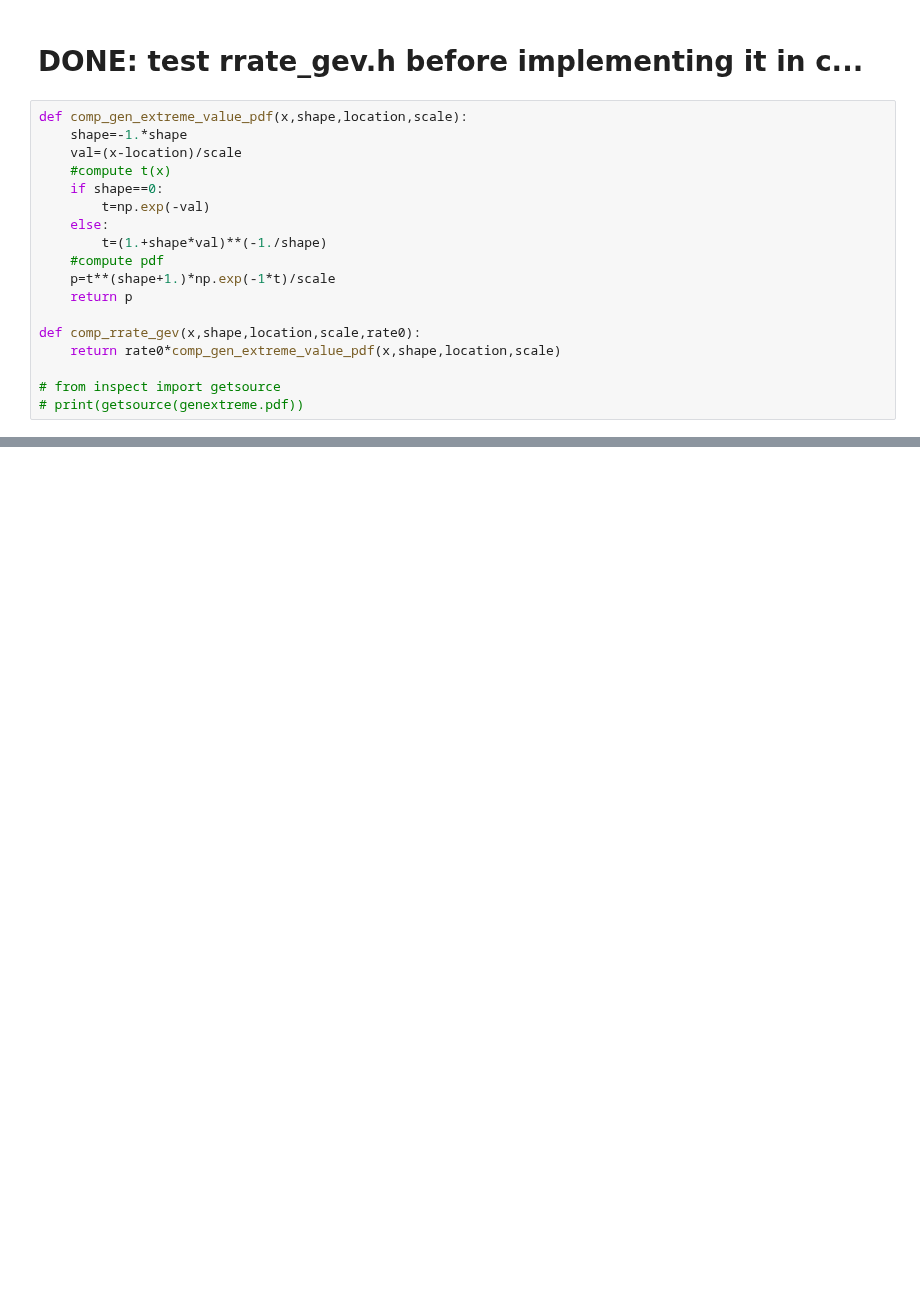
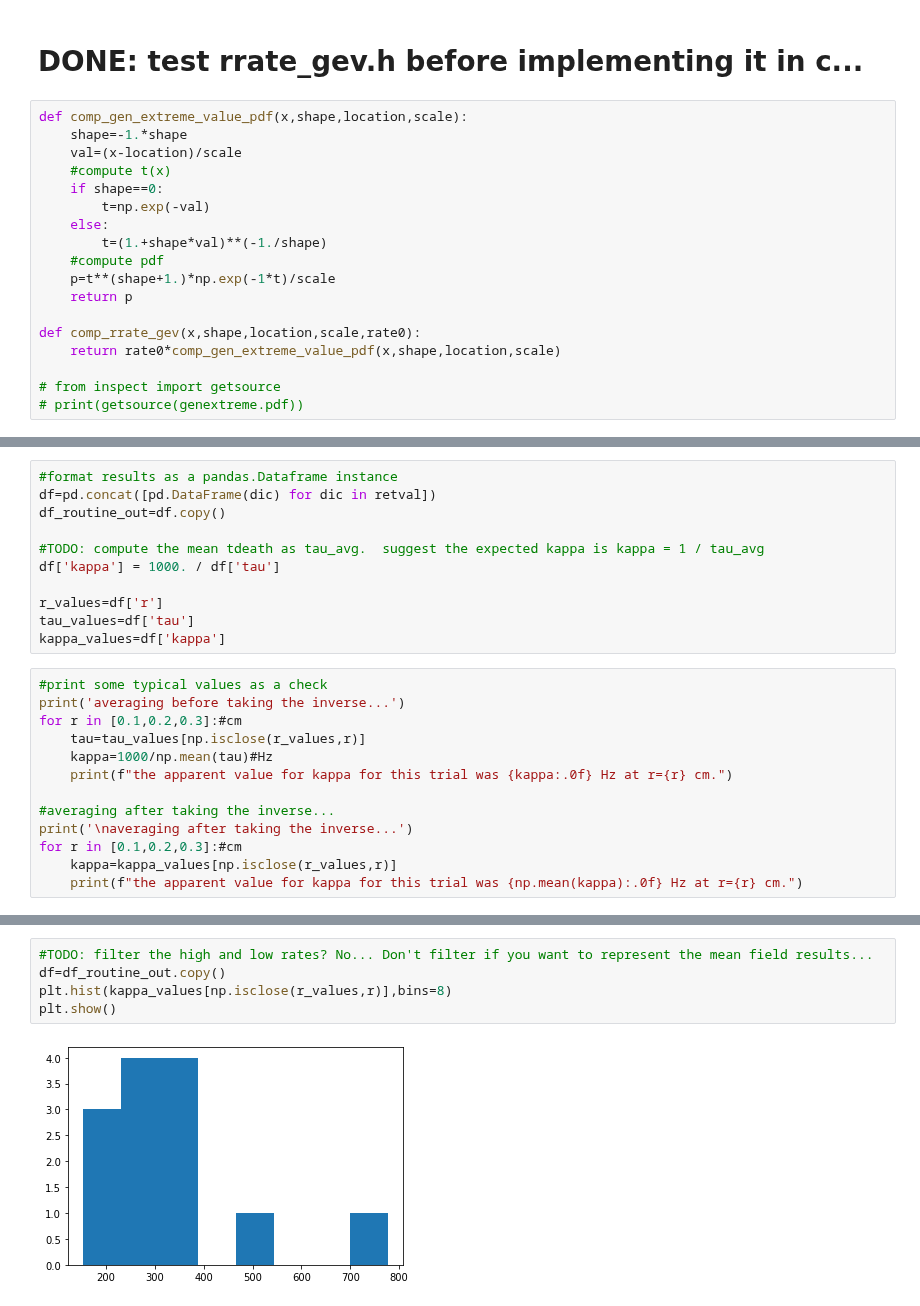
Before and after one commit to timtyree/care, a Jupyter notebook: notebooks/Computing reaction ranges of spiral tips .ipynb, the cells around one changed output, grey strips where cells are left out. Saved outputs shown, nothing was run; the diff lists cells and outputs as text; blank space fills up the shorter version.

```diff
--- a/notebooks/Computing reaction ranges of spiral tips .ipynb
+++ b/notebooks/Computing reaction ranges of spiral tips .ipynb
@@ -2000,0 +2003,24 @@ NameError: name 'PlotRangesBD' is not defined
+# %%
+#format results as a pandas.Dataframe instance
+df=pd.concat([pd.DataFrame(dic) for dic in retval])
+df_routine_out=df.copy()
+
+#TODO: compute the mean tdeath as tau_avg.  suggest the expected kappa is kappa = 1 / tau_avg
+df['kappa'] = 1000. / df['tau']
+
+r_values=df['r']
+tau_values=df['tau']
+kappa_values=df['kappa']
+# %%
+#print some typical values as a check
+print('averaging before taking the inverse...')
+for r in [0.1,0.2,0.3]:#cm
+    tau=tau_values[np.isclose(r_values,r)]
+    kappa=1000/np.mean(tau)#Hz
+    print(f"the apparent value for kappa for this trial was {kappa:.0f} Hz at r={r} cm.")
+
+#averaging after taking the inverse...
+print('\naveraging after taking the inverse...')
+for r in [0.1,0.2,0.3]:#cm
+    kappa=kappa_values[np.isclose(r_values,r)]
+    print(f"the apparent value for kappa for this trial was {np.mean(kappa):.0f} Hz at r={r} cm.")
@@ -2000,0 +2037,7 @@ NameError: name 'PlotRangesBD' is not defined
+# %%
+#TODO: filter the high and low rates? No... Don't filter if you want to represent the mean field results...
+df=df_routine_out.copy()
+plt.hist(kappa_values[np.isclose(r_values,r)],bins=8)
+plt.show()
+# %% [output]
+[figure, added]
```
Also changed, not shown: parts of 145 cells of this notebook, 3 other files.
